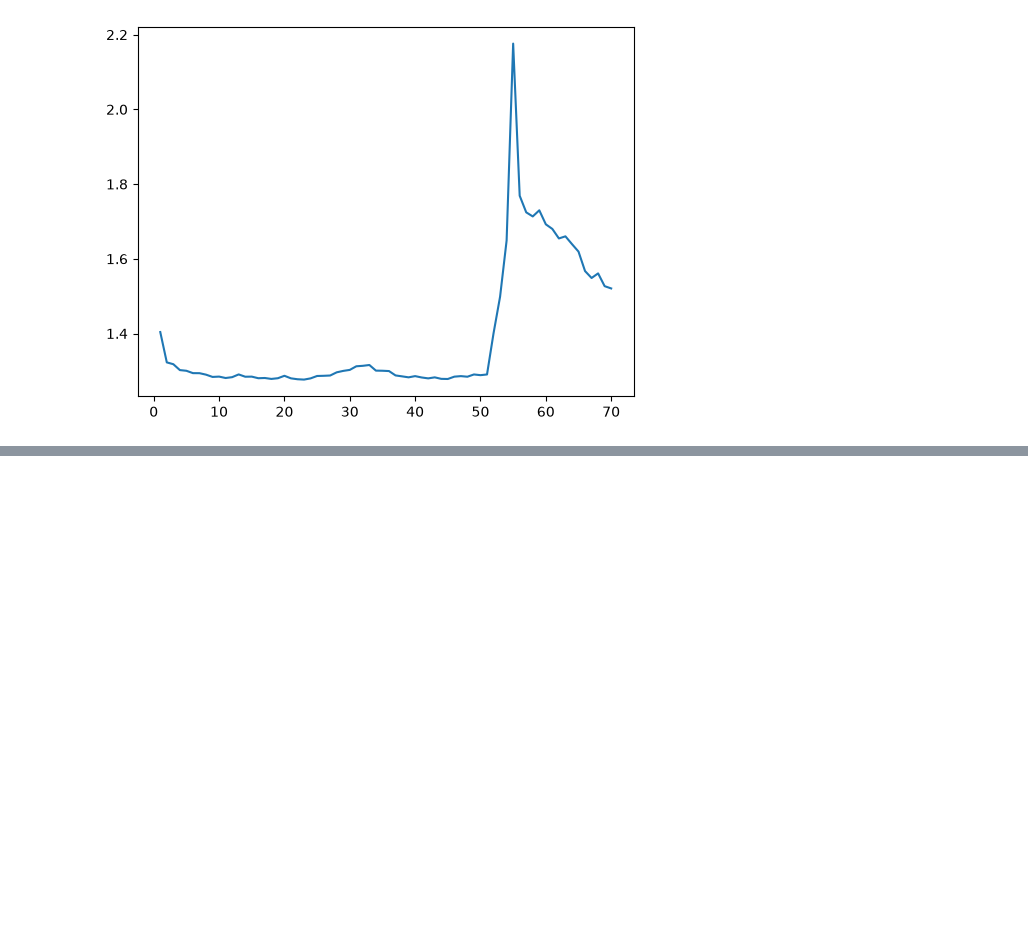
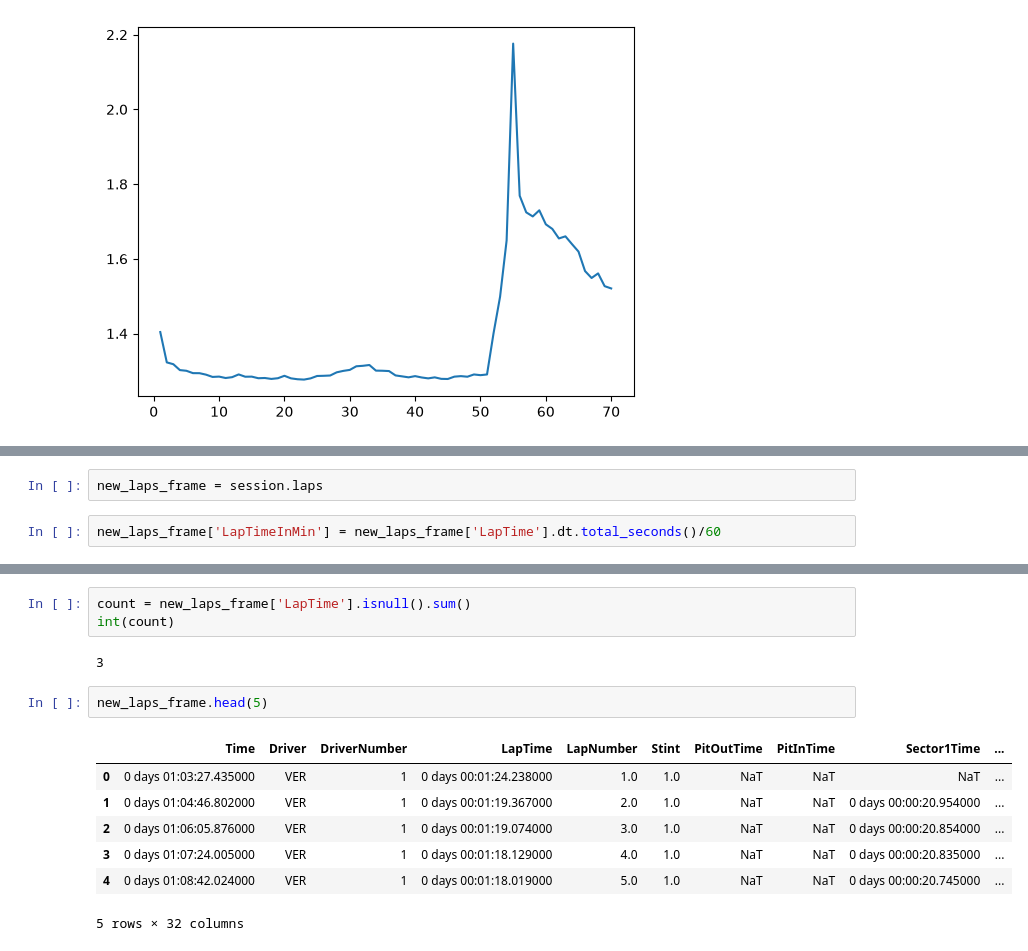
Before and after one commit to Jurioton/f1-strategy-lab, a Jupyter notebook: Race-Analysis/Race-Overview.ipynb, the cells around one changed output, grey strips where cells are left out. Drawn from its saved outputs; the diff is of its cells as text; blank space fills up the shorter version.

```diff
--- a/Race-Analysis/Race-Overview.ipynb
+++ b/Race-Analysis/Race-Overview.ipynb
@@ -189,0 +219,4 @@ plt.plot(verstappen_laps_number, verstappen_laps_time_in_minutes)
+# %%
+new_laps_frame = session.laps
+# %%
+new_laps_frame['LapTimeInMin'] = new_laps_frame['LapTime'].dt.total_seconds()/60
@@ -189,0 +259,15 @@ plt.plot(verstappen_laps_number, verstappen_laps_time_in_minutes)
+# %%
+count = new_laps_frame['LapTime'].isnull().sum()
+int(count)
+# %% [output]
+3
+# %%
+new_laps_frame.head(5)
+# %% [output]
+|  | Time | Driver | DriverNumber | LapTime | LapNumber | Stint | PitOutTime | PitInTime | Sector1Time | ... |
+| 0 | 0 days 01:03:27.435000 | VER | 1 | 0 days 00:01:24.238000 | 1.0 | 1.0 | NaT | NaT | NaT | ... |
+| 1 | 0 days 01:04:46.802000 | VER | 1 | 0 days 00:01:19.367000 | 2.0 | 1.0 | NaT | NaT | 0 days 00:00:20.954000 | ... |
+| 2 | 0 days 01:06:05.876000 | VER | 1 | 0 days 00:01:19.074000 | 3.0 | 1.0 | NaT | NaT | 0 days 00:00:20.854000 | ... |
+| 3 | 0 days 01:07:24.005000 | VER | 1 | 0 days 00:01:18.129000 | 4.0 | 1.0 | NaT | NaT | 0 days 00:00:20.835000 | ... |
+| 4 | 0 days 01:08:42.024000 | VER | 1 | 0 days 00:01:18.019000 | 5.0 | 1.0 | NaT | NaT | 0 days 00:00:20.745000 | ... |
+5 rows × 32 columns
```
Also changed, not shown: parts of 18 cells of this notebook.
